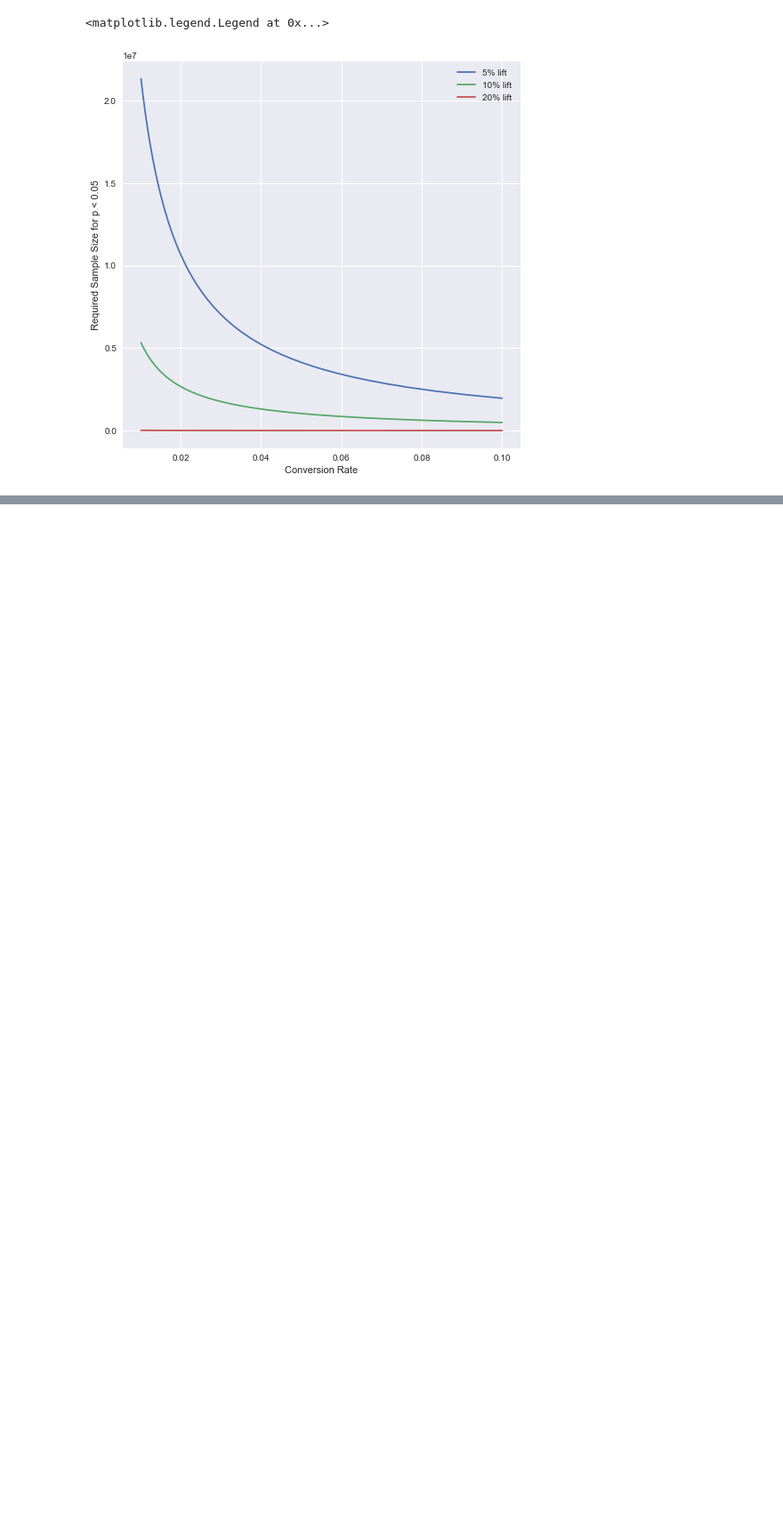
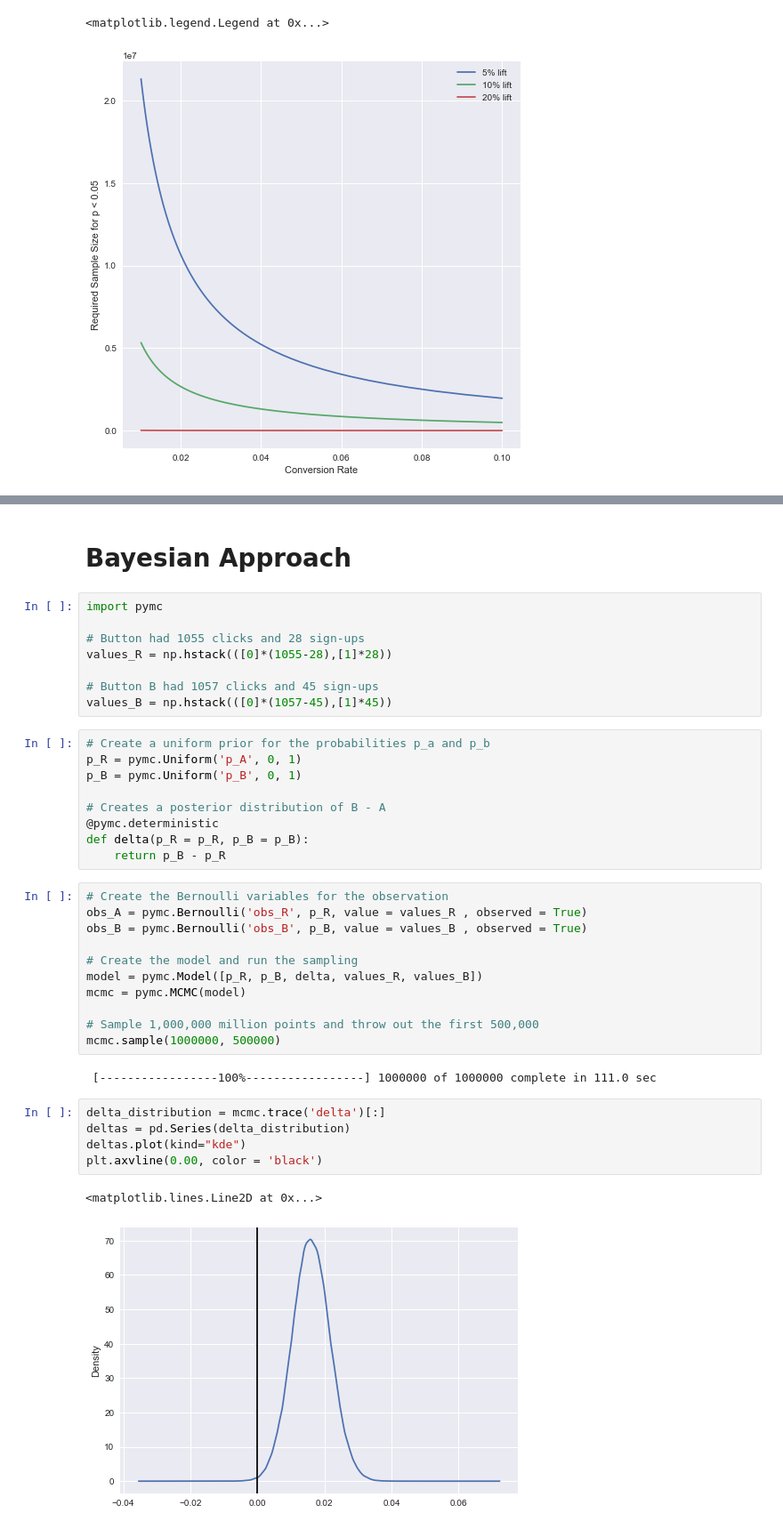
Before and after one commit to doriang102/doriang102.github.io, a Jupyter notebook: notebooks/Hypothesis Testing Experimental Design.ipynb, the cells around one changed output, grey strips where cells are left out. Shown at 89% size. Cells and saved outputs as stored; diff of their text form; blank space fills up the shorter version.

```diff
--- a/notebooks/Hypothesis Testing Experimental Design.ipynb
+++ b/notebooks/Hypothesis Testing Experimental Design.ipynb
@@ -140,0 +231,40 @@ plt.legend()
+# %% [markdown]
+# Bayesian Approach
+# %%
+import pymc
+
+# Button had 1055 clicks and 28 sign-ups
+values_R = np.hstack(([0]*(1055-28),[1]*28))
+
+# Button B had 1057 clicks and 45 sign-ups
+values_B = np.hstack(([0]*(1057-45),[1]*45))
+# %%
+# Create a uniform prior for the probabilities p_a and p_b
+p_R = pymc.Uniform('p_A', 0, 1)
+p_B = pymc.Uniform('p_B', 0, 1)
+
+# Creates a posterior distribution of B - A
+@pymc.deterministic
+def delta(p_R = p_R, p_B = p_B):
+    return p_B - p_R
+# %%
+# Create the Bernoulli variables for the observation
+obs_A = pymc.Bernoulli('obs_R', p_R, value = values_R , observed = True)
+obs_B = pymc.Bernoulli('obs_B', p_B, value = values_B , observed = True)
+
+# Create the model and run the sampling
+model = pymc.Model([p_R, p_B, delta, values_R, values_B])
+mcmc = pymc.MCMC(model)
+
+# Sample 1,000,000 million points and throw out the first 500,000
+mcmc.sample(1000000, 500000)
+# %% [output]
+ [-----------------100%-----------------] 1000000 of 1000000 complete in 111.0 sec
+# %%
+delta_distribution = mcmc.trace('delta')[:]
+deltas = pd.Series(delta_distribution)
+deltas.plot(kind="kde")
+plt.axvline(0.00, color = 'black')
+# %% [output]
+<matplotlib.lines.Line2D at 0x...>
+[figure, added]
```
Also changed, not shown: parts of 20 cells of this notebook.
